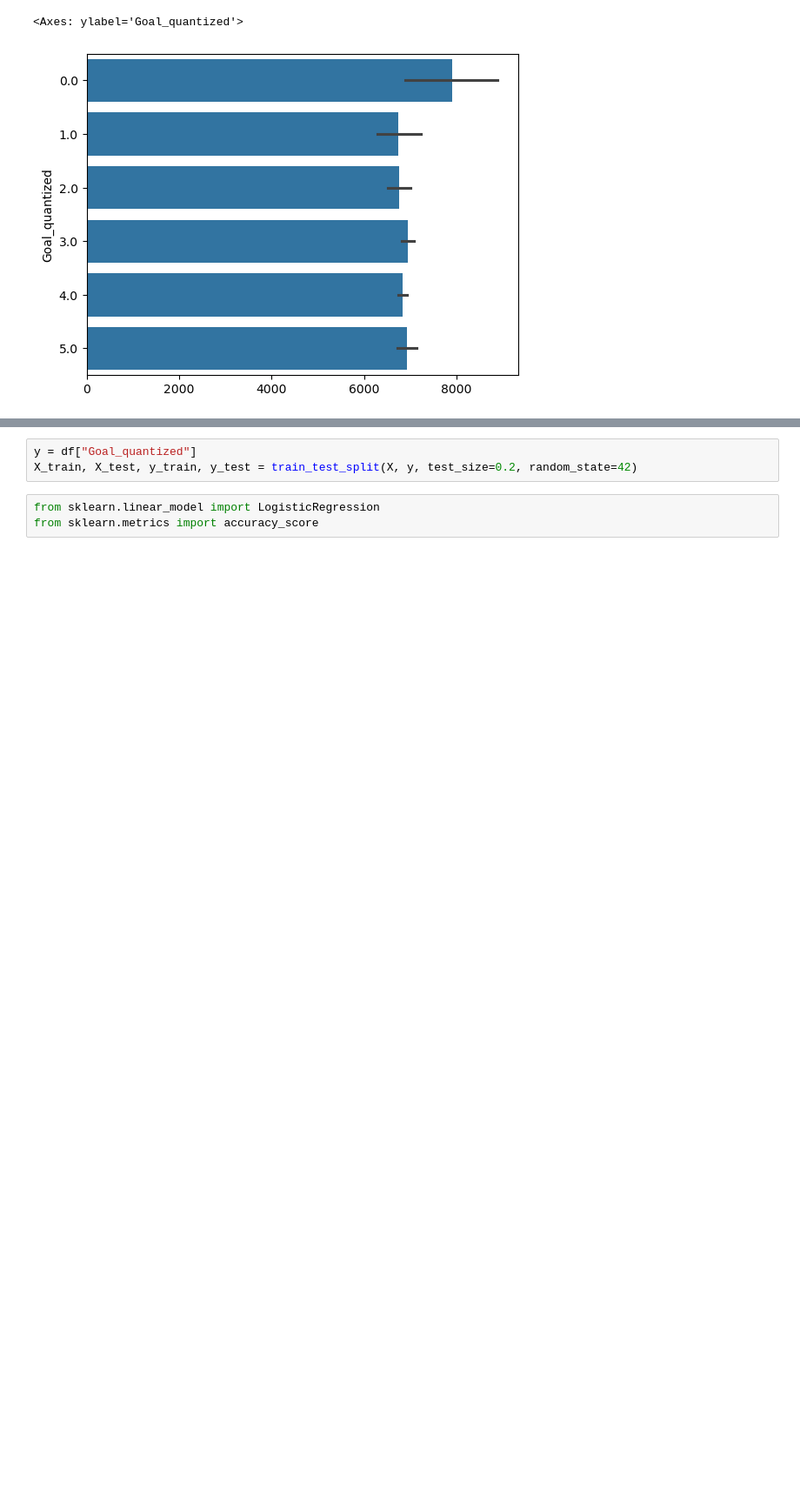
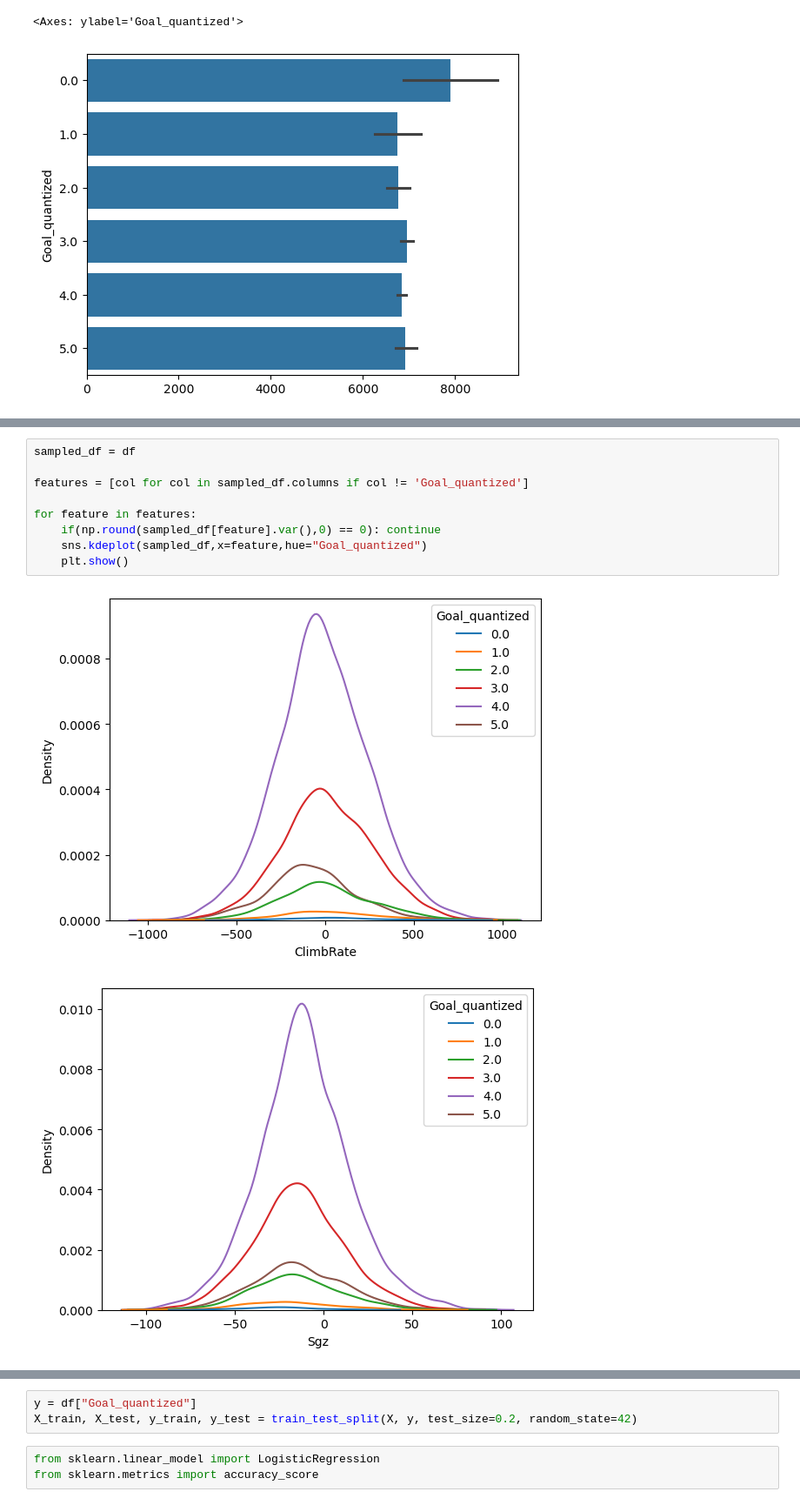
Before and after one commit to IgorJoaquimn/Regression-x-Classification-x-Q-Learning, a Jupyter notebook: eda.ipynb, the cells around one changed output, grey strips where cells are left out. Shown: that part at 87% size. Cells and saved outputs as stored; diff of their text form; blank space fills up the shorter version.

```diff
--- a/eda.ipynb
+++ b/eda.ipynb
@@ -344,0 +361,12 @@ KeyboardInterrupt:
+# %%
+sampled_df = df
+
+features = [col for col in sampled_df.columns if col != 'Goal_quantized']
+
+for feature in features:
+    if(np.round(sampled_df[feature].var(),0) == 0): continue
+    sns.kdeplot(sampled_df,x=feature,hue="Goal_quantized")
+    plt.show()
+# %% [output]
+[figure, added]
+[figure, added]
```
Also changed, not shown: parts of 4 cells of this notebook.
